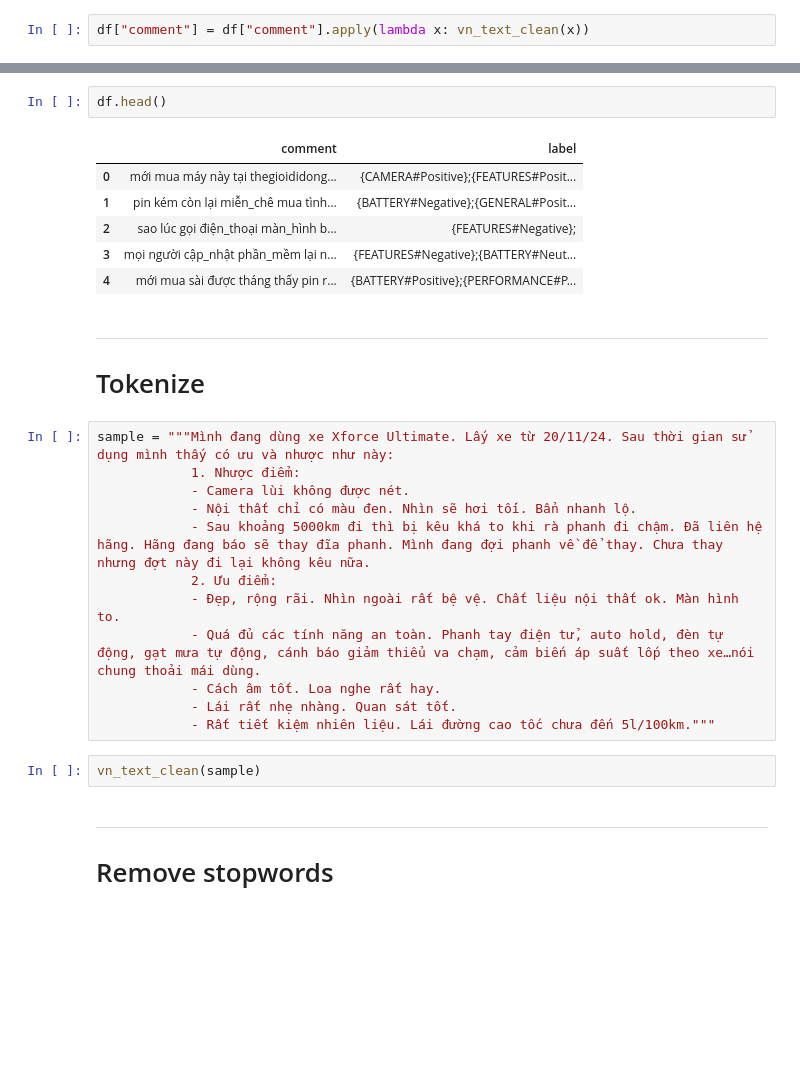
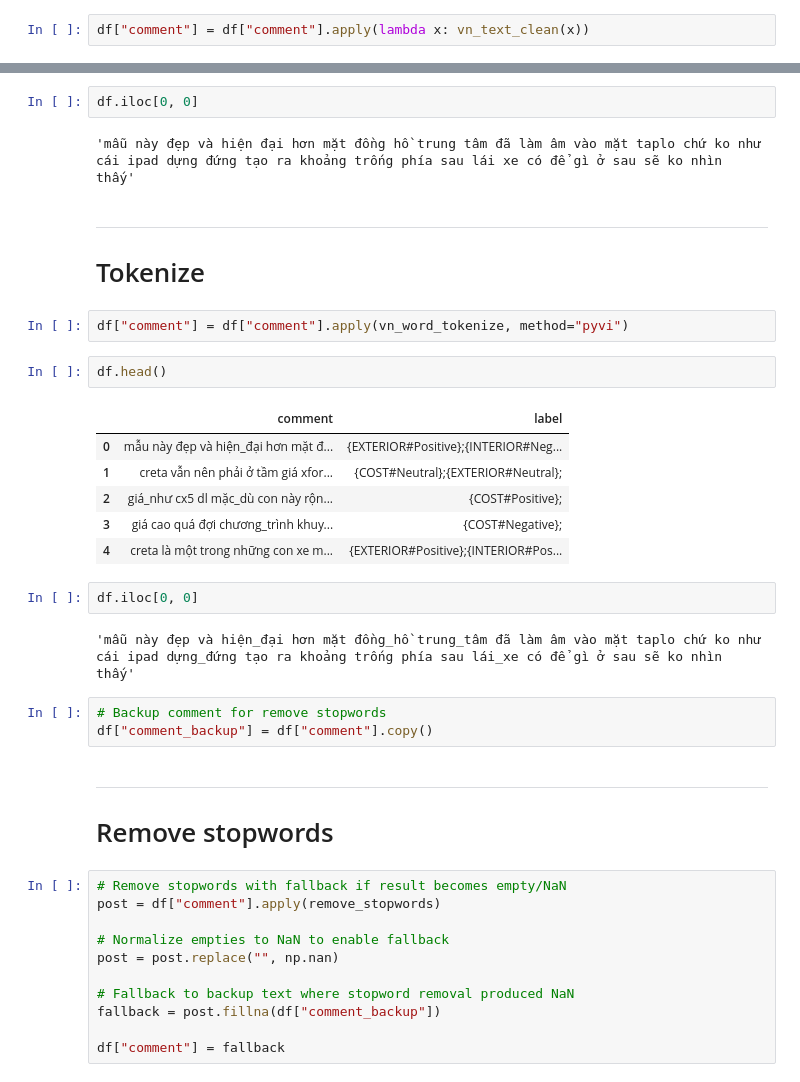
Before and after one commit to Avcuongy/nlp-project, a Jupyter notebook: notebooks/2_preprocessing.ipynb, the cells around one changed output, grey strips where cells are left out. Cells and saved outputs as stored; diff of their text form; blank space fills up the shorter version.

```diff
--- a/notebooks/2_preprocessing.ipynb
+++ b/notebooks/2_preprocessing.ipynb
@@ -61,31 +65,41 @@ df["comment"] = df["comment"].apply(lambda x: vn_word_tokenize(x, method="undert
-# %%
-df.head()
-# %% [output]
-|  | comment | label |
-| 0 | mới mua máy này tại thegioididong... | {CAMERA#Positive};{FEATURES#Posit... |
-| 1 | pin kém còn lại miễn_chê mua tình... | {BATTERY#Negative};{GENERAL#Posit... |
-| 2 | sao lúc gọi điện_thoại màn_hình b... | {FEATURES#Negative}; |
-| 3 | mọi người cập_nhật phần_mềm lại n... | {FEATURES#Negative};{BATTERY#Neut... |
-| 4 | mới mua sài được tháng thấy pin r... | {BATTERY#Positive};{PERFORMANCE#P... |
+# %%
+df.iloc[0, 0]
+# %% [output]
+'mẫu này đẹp và hiện đại hơn mặt đồng hồ trung tâm đã làm âm vào mặt taplo chứ ko như cái ipad dựng đứng tạo ra khoảng trống phía sau lái xe có để gì ở sau sẽ ko nhìn thấy'
 # %% [markdown]
 ---
 
 # Tokenize
+# %%
+df["comment"] = df["comment"].apply(vn_word_tokenize, method="pyvi")
 # %%
-sample = """Mình đang dùng xe Xforce Ultimate. Lấy xe từ 20/11/24. Sau thời gian sử dụng mình thấy có ưu và nhược như này:
-            1. Nhược điểm:
-            - Camera lùi không được nét.
-            - Nội thất chỉ có màu đen. Nhìn sẽ hơi tối. Bẩn nhanh lộ.
-            - Sau khoảng 5000km đi thì bị kêu khá to khi rà phanh đi chậm. Đã liên hệ hãng. Hãng đang báo sẽ thay đĩa phanh. Mình đang đợi phanh về để thay. Chưa thay nhưng đợt này đi lại không kêu nữa.
-            2. Ưu điểm:
-            - Đẹp, rộng rãi. Nhìn ngoài rất bệ vệ. Chất liệu nội thất ok. Màn hình to.
-            - Quá đủ các tính năng an toàn. Phanh tay điện tử, auto hold, đèn tự động, gạt mưa tự động, cánh báo giảm thiểu va chạm, cảm biến áp suất lốp theo xe…nói chung thoải mái dùng.
-            - Cách âm tốt. Loa nghe rất hay.
-            - Lái rất nhẹ nhàng. Quan sát tốt.
-            - Rất tiết kiệm nhiên liệu. Lái đường cao tốc chưa đến 5l/100km."""
+df.head()
+# %% [output]
+|  | comment | label |
+| 0 | mẫu này đẹp và hiện_đại hơn mặt đ... | {EXTERIOR#Positive};{INTERIOR#Neg... |
+| 1 | creta vẫn nên phải ở tầm giá xfor... | {COST#Neutral};{EXTERIOR#Neutral}; |
+| 2 | giá_như cx5 dl mặc_dù con này rộn... | {COST#Positive}; |
+| 3 | giá cao quá đợi chương_trình khuy... | {COST#Negative}; |
+| 4 | creta là một trong những con xe m... | {EXTERIOR#Positive};{INTERIOR#Pos... |
-# %%
-vn_text_clean(sample)
+# %%
+df.iloc[0, 0]
+# %% [output]
+'mẫu này đẹp và hiện_đại hơn mặt đồng_hồ trung_tâm đã làm âm vào mặt taplo chứ ko như cái ipad dựng_đứng tạo ra khoảng trống phía sau lái_xe có để gì ở sau sẽ ko nhìn thấy'
+# %%
+# Backup comment for remove stopwords
+df["comment_backup"] = df["comment"].copy()
 # %% [markdown]
 ---
 
 # Remove stopwords
+# %%
+# Remove stopwords with fallback if result becomes empty/NaN
+post = df["comment"].apply(remove_stopwords)
+
+# Normalize empties to NaN to enable fallback
+post = post.replace("", np.nan)
+
+# Fallback to backup text where stopword removal produced NaN
+fallback = post.fillna(df["comment_backup"])
+
+df["comment"] = fallback
```
Also changed, not shown: parts of 12 cells of this notebook, 10 other files.
